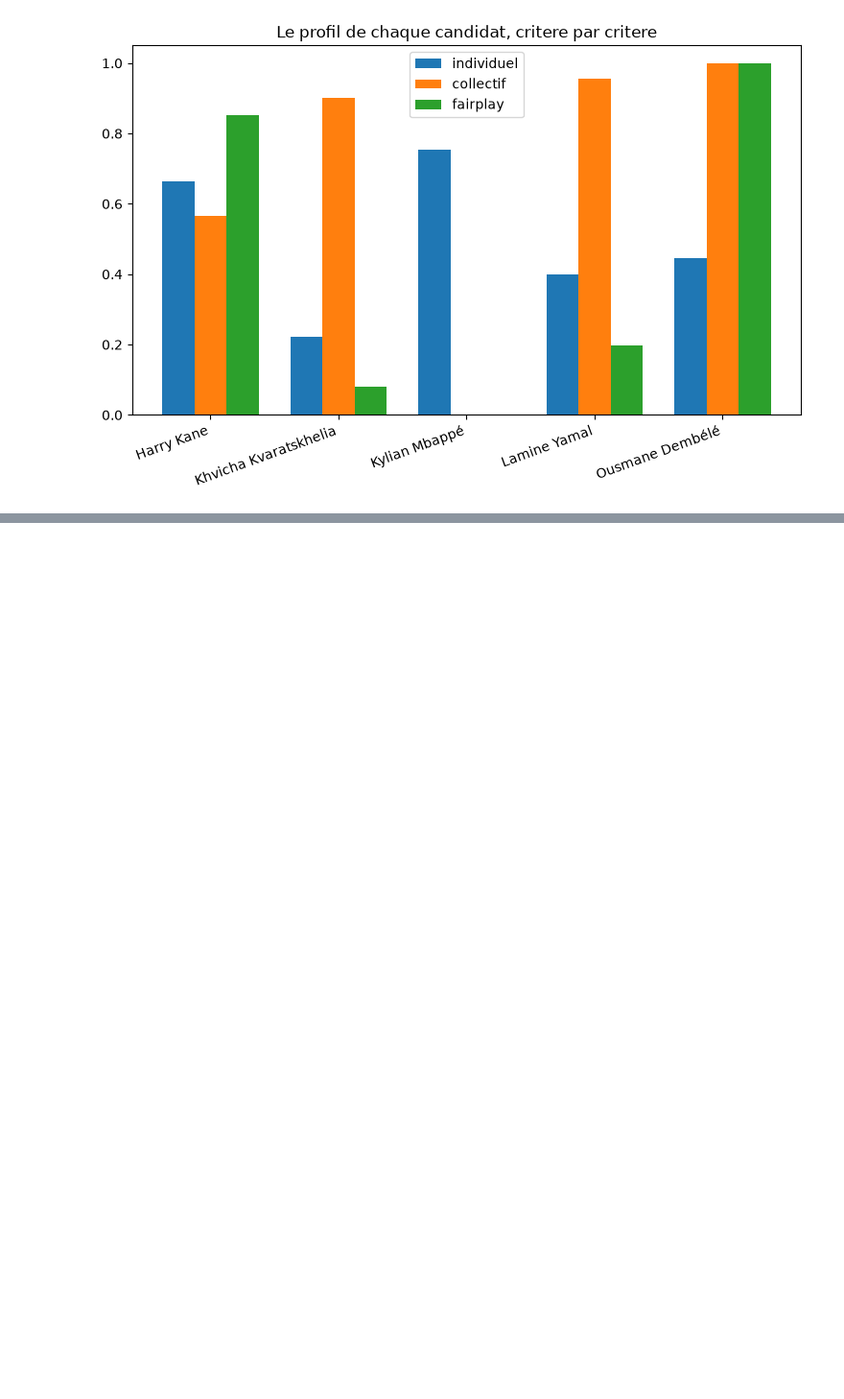
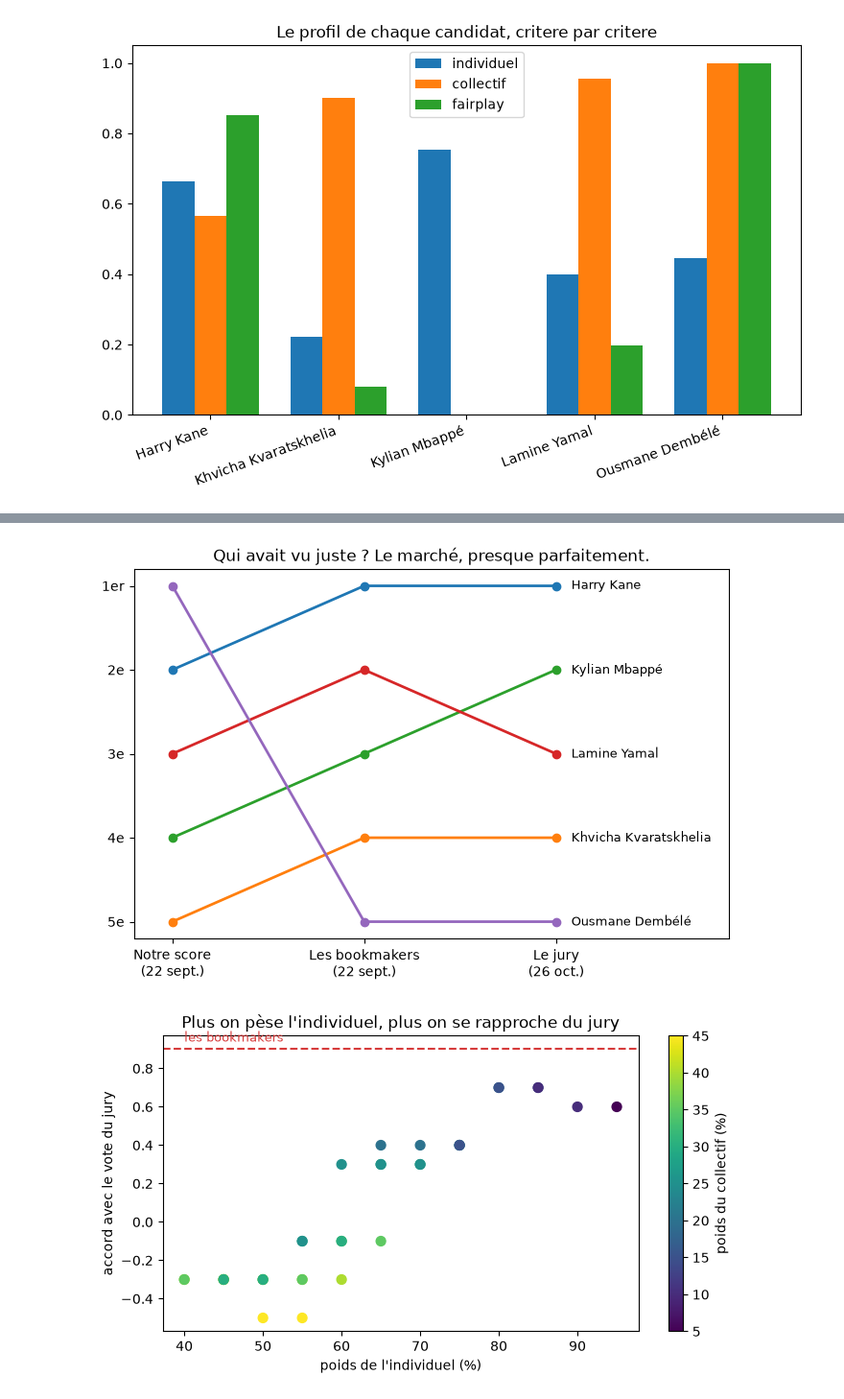
Before and after one commit to nathanprnt/ballon-dor-2026, a Jupyter notebook: notebooks/01_ballon_dor.ipynb, the cells around one changed output, grey strips where cells are left out. Shown at 96% size. Drawn from its saved outputs; the diff is of its cells as text; code cells hidden in the pictures; blank space fills up the shorter version.

Commit message:
Verdict 26 octobre : comparaison au vote du jury

```diff
--- a/notebooks/01_ballon_dor.ipynb
+++ b/notebooks/01_ballon_dor.ipynb
@@ -274,0 +318,19 @@ fig.savefig("../figures/profils.png", dpi=150, bbox_inches="tight")
+# %%
+# On retourne le probleme : parmi les 35 lectures du reglement de la
+# cellule 11, laquelle ressemble le plus au vrai vote ? On rejoue la
+# meme grille et on mesure l'accord de chaque lecture avec le jury.
+rang_jury = bilan["player"].map(dict(zip(verdict["player"], verdict["rang_jury_parmi_5"])))
+
+lectures = []
+for w3 in np.arange(0.0, 0.35, 0.05):
+    for w2 in np.arange(w3 + 0.05, 0.50, 0.05):
+        w1 = round(1 - w2 - w3, 2)
+        if w1 <= w2:
+            continue
+        s = (w1 * bilan["crit_individuel"] + w2 * bilan["crit_collectif"]
+             + w3 * bilan["crit_fairplay"])
+        lectures.append([w1, round(w2, 2), round(w3, 2), accord(-s, rang_jury)])
+
+lectures = pd.DataFrame(lectures, columns=["individuel", "collectif", "fairplay", "accord_jury"])
+print(lectures.sort_values("accord_jury", ascending=False).head(5).round(2).to_string(index=False))
+print("\nMeilleur accord possible avec le reglement :", round(lectures["accord_jury"].max(), 2))
@@ -274,0 +346,32 @@ fig.savefig("../figures/profils.png", dpi=150, bbox_inches="tight")
+# %%
+# Visuel 1 : trois classements cote a cote, une ligne par joueur.
+fig, ax = plt.subplots(figsize=(8, 5))
+colonnes = ["rang_modele", "rang_marche", "rang_jury_parmi_5"]
+titres = ["Notre score\n(22 sept.)", "Les bookmakers\n(22 sept.)", "Le jury\n(26 oct.)"]
+for _, r in verdict.iterrows():
+    ax.plot(range(3), [r[c] for c in colonnes], marker="o", lw=2)
+    ax.text(2.08, r["rang_jury_parmi_5"], r["player"], va="center", fontsize=9)
+ax.set_xticks(range(3), titres)
+ax.set_yticks(range(1, 6), ["1er", "2e", "3e", "4e", "5e"])
+ax.invert_yaxis()
+ax.set_xlim(-0.2, 2.9)
+ax.set_title("Qui avait vu juste ? Le marché, presque parfaitement.")
+fig.savefig("../figures/verdict.png", dpi=150, bbox_inches="tight")
+plt.show()
+
+# Visuel 2 : l'accord de chaque lecture du reglement avec le jury.
+marche = accord(verdict["rang_marche"], verdict["rang_jury_parmi_5"])
+fig, ax = plt.subplots(figsize=(8, 4))
+pts = ax.scatter(lectures["individuel"] * 100, lectures["accord_jury"],
+                 c=lectures["collectif"] * 100, cmap="viridis", s=50)
+ax.axhline(marche, color="#d63b3b", ls="--", lw=1.5)
+ax.text(lectures["individuel"].min() * 100, marche + 0.04, "les bookmakers", color="#d63b3b", fontsize=9)
+fig.colorbar(pts, ax=ax, label="poids du collectif (%)")
+ax.set_xlabel("poids de l'individuel (%)")
+ax.set_ylabel("accord avec le vote du jury")
+ax.set_title("Plus on pèse l'individuel, plus on se rapproche du jury")
+fig.savefig("../figures/lectures_jury.png", dpi=150, bbox_inches="tight")
+plt.show()
+# %% [output]
+[figure, added]
+[figure, added]
```
Also changed, not shown: parts of 6 cells of this notebook, 3 other files.
